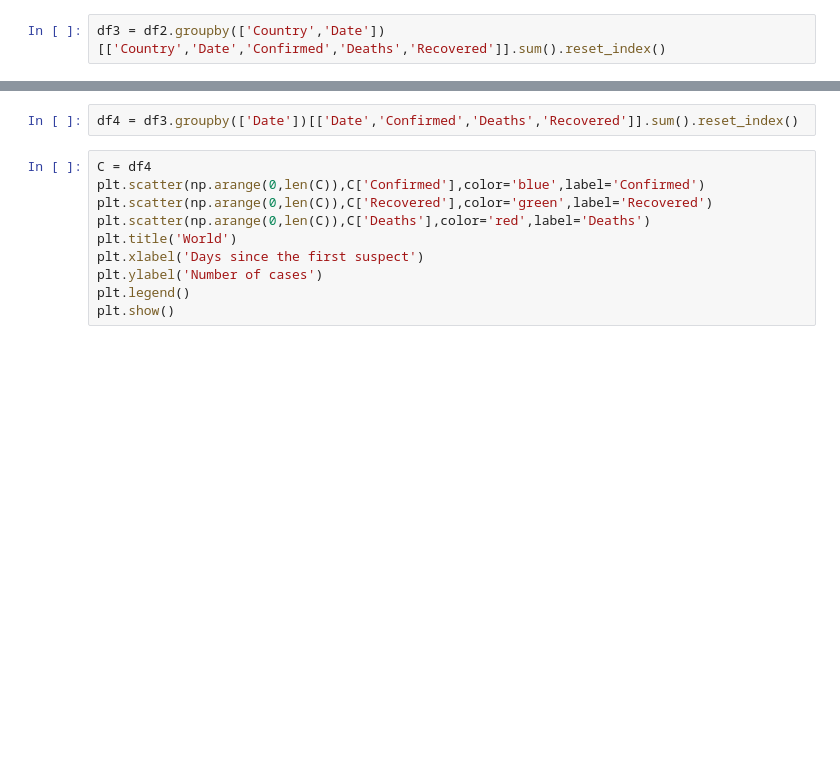
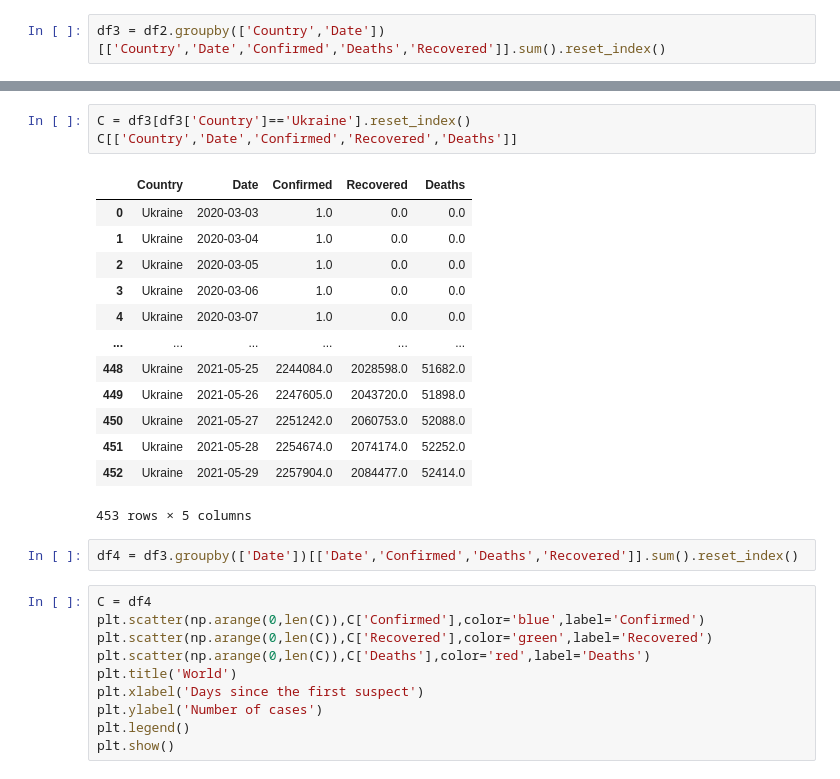
Before and after one commit to olgaklischuk/python-cource, a Jupyter notebook: freeCodeCamp_Python_for_Data_Science/covid-19_trendAnalysis_2.ipynb, the cells around one changed output, grey strips where cells are left out. Saved outputs shown, nothing was run; the diff lists cells and outputs as text; blank space fills up the shorter version.

```diff
--- a/freeCodeCamp_Python_for_Data_Science/covid-19_trendAnalysis_2.ipynb
+++ b/freeCodeCamp_Python_for_Data_Science/covid-19_trendAnalysis_2.ipynb
@@ -88,3 +150,20 @@ for idx in range(0,len(countries)):
+# %%
+C = df3[df3['Country']=='Ukraine'].reset_index()
+C[['Country','Date','Confirmed','Recovered','Deaths']]
+# %% [output]
+|  | Country | Date | Confirmed | Recovered | Deaths |
+| 0 | Ukraine | 2020-03-03 | 1.0 | 0.0 | 0.0 |
+| 1 | Ukraine | 2020-03-04 | 1.0 | 0.0 | 0.0 |
+| 2 | Ukraine | 2020-03-05 | 1.0 | 0.0 | 0.0 |
+| 3 | Ukraine | 2020-03-06 | 1.0 | 0.0 | 0.0 |
+| 4 | Ukraine | 2020-03-07 | 1.0 | 0.0 | 0.0 |
+| ... | ... | ... | ... | ... | ... |
+| 448 | Ukraine | 2021-05-25 | 2244084.0 | 2028598.0 | 51682.0 |
+| 449 | Ukraine | 2021-05-26 | 2247605.0 | 2043720.0 | 51898.0 |
+| 450 | Ukraine | 2021-05-27 | 2251242.0 | 2060753.0 | 52088.0 |
+| 451 | Ukraine | 2021-05-28 | 2254674.0 | 2074174.0 | 52252.0 |
+| 452 | Ukraine | 2021-05-29 | 2257904.0 | 2084477.0 | 52414.0 |
+453 rows × 5 columns
 # %%
 df4 = df3.groupby(['Date'])[['Date','Confirmed','Deaths','Recovered']].sum().reset_index()
 # %%
```
Also changed, not shown: parts of 9 cells of this notebook.
